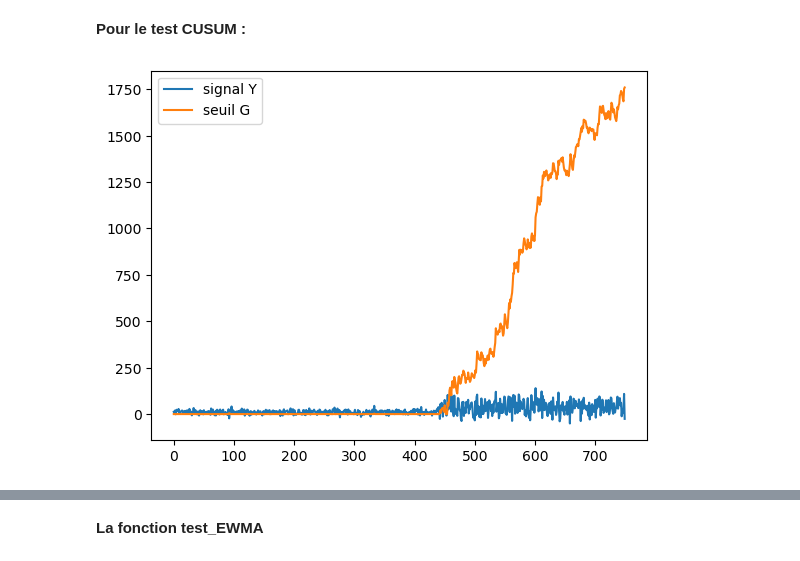
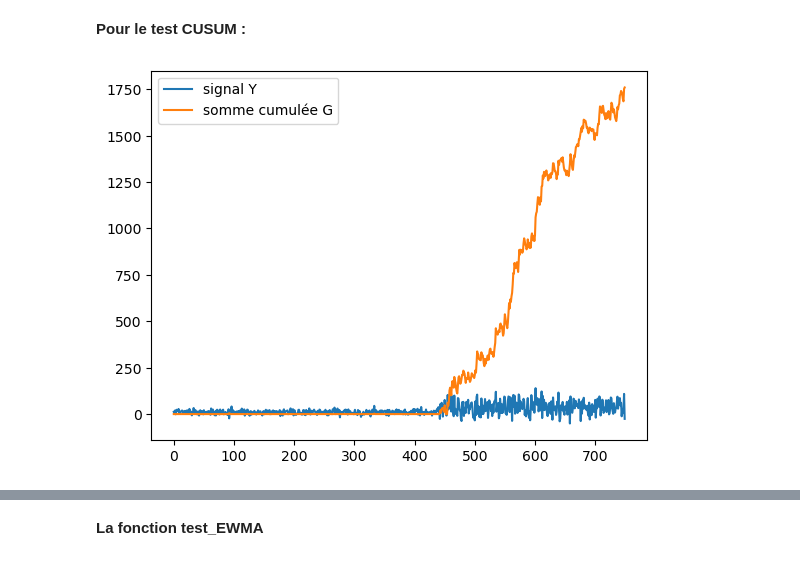
Before and after one commit to DioneMike/Atelier_ADAPI, a Jupyter notebook: Atelier2.ipynb, the cells around one changed output, grey strips where cells are left out. Saved outputs shown, nothing was run; the diff lists cells and outputs as text; code cells hidden in the pictures.

```diff
--- a/Atelier2.ipynb
+++ b/Atelier2.ipynb
@@ -62,8 +64,8 @@ len(Y)
 # %%
 
 plt.plot(Y,label='signal Y')
-plt.plot(G, label='seuil G')
+plt.plot(G, label='somme cumulée G')
 plt.legend()
 plt.show()
 # %% [output]
-[figure, old version]
+[figure, new version]
```
Also changed, not shown: parts of 4 cells of this notebook, 3 other files.
